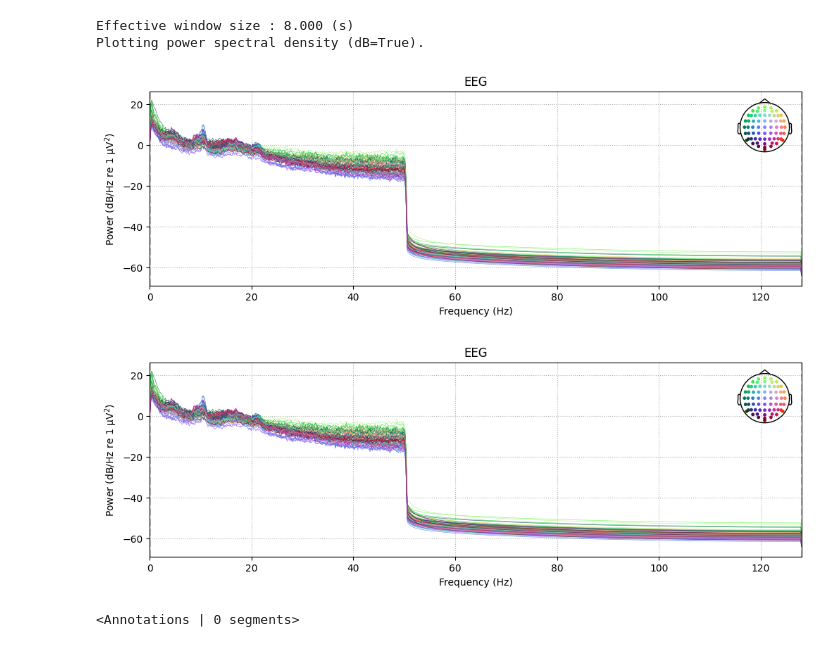
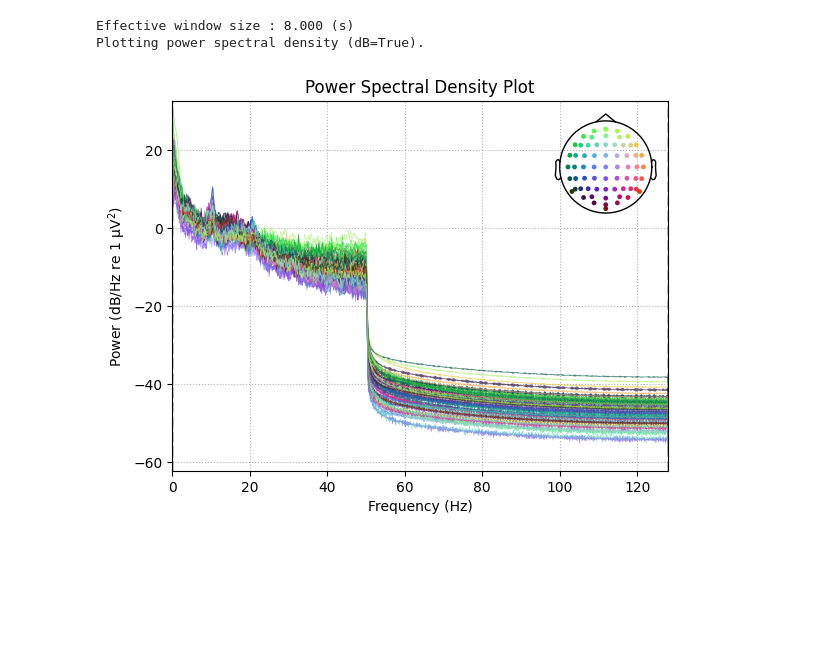
Before and after one commit to SinglePaper/BCI-Mind-Wandering, a Jupyter notebook: 0. Load data.ipynb, the cells around one changed output. Saved outputs shown, nothing was run; the diff lists cells and outputs as text; code cells hidden in the pictures; blank space fills up the shorter version.

```diff
--- a/0. Load data.ipynb
+++ b/0. Load data.ipynb
@@ -21,0 +23,9 @@ Successfully installed contourpy-1.3.3 cycler-0.12.1 fonttools-4.62.1 kiwisolver
+# %%
+import os
+import numpy as np
+import pandas as pd
+import mne
+import matplotlib.pyplot as plt
+from mne.datasets import eegbci
+
+mne.viz.set_browser_backend("qt")
@@ -28,8 +40,16 @@ import pandas as pd
 roamm_root = r"./data"
 ml_data_root = os.path.join(roamm_root, 'subject_ml_data')
 # %%
+# Select one subject and run number to test with
 subject_id = 's10014'
 subject_dir = os.path.join(ml_data_root, subject_id)
 run_number = 1
-df_sub_single_run = pd.read_pickle(os.path.join(subject_dir, f'{subject_id}_run{run_number}_ml_data.pkl'))
+df_run = pd.read_pickle(os.path.join(subject_dir, f'{subject_id}_run{run_number}_ml_data.pkl')) # Load that file
+df_run_filtered = df_run[df_run.first_pass_reading==True] # Filter for only data points where the participant is actually reading the text (not reading instructions or performing a MW check)
+
+# Channels to filter for later
+EEG_cols = ['Fp1',  'AF7',  'AF3',  'F1',  'F3',  'F5',  'F7',  'FT7',  'FC5',  'FC3',  'FC1',  'C1',  'C3',  'C5',  'T7',  'TP7',  'CP5',  'CP3',  'CP1',  'P1',  'P3',  'P5',  'P7',  'P9',  'PO7',  'PO3',  'O1',  'Iz',  'Oz',  'POz',  'Pz',  'CPz',  'Fpz',  'Fp2',  'AF8',  'AF4',  'Afz',  'Fz',  'F2',  'F4',  'F6',  'F8',  'FT8',  'FC6',  'FC4',  'FC2',  'FCz',  'Cz',  'C2',  'C4',  'C6',  'T8',  'TP8',  'CP6',  'CP4',  'CP2',  'P2',  'P4',  'P6',  'P8',  'P10',  'PO8',  'PO4',  'O2']
+
+# Relevant description columns
+exp_cols = ['time','is_mw', 'mw_onset', 'mw_offset', 'mw_dur']
 # %%
@@ -208,13 +200,11 @@ raw.set_montage(montage)
 # %%
-raw.compute_psd().plot()
+fig,ax = plt.subplots()
+raw.compute_psd().plot(axes=ax)
+ax.set_title("Power Spectral Density Plot")
+plt.show()
 # %% [output]
 Effective window size : 8.000 (s)
 Plotting power spectral density (dB=True).
-[figure, old version]
+[figure, new version]
-[figure, removed]
-# %%
-raw.annotations
-# %% [output]
-<Annotations | 0 segments>
 # %%
 raw.compute_psd().plot_topomap()
```
Also changed, not shown: parts of 22 cells of this notebook.
